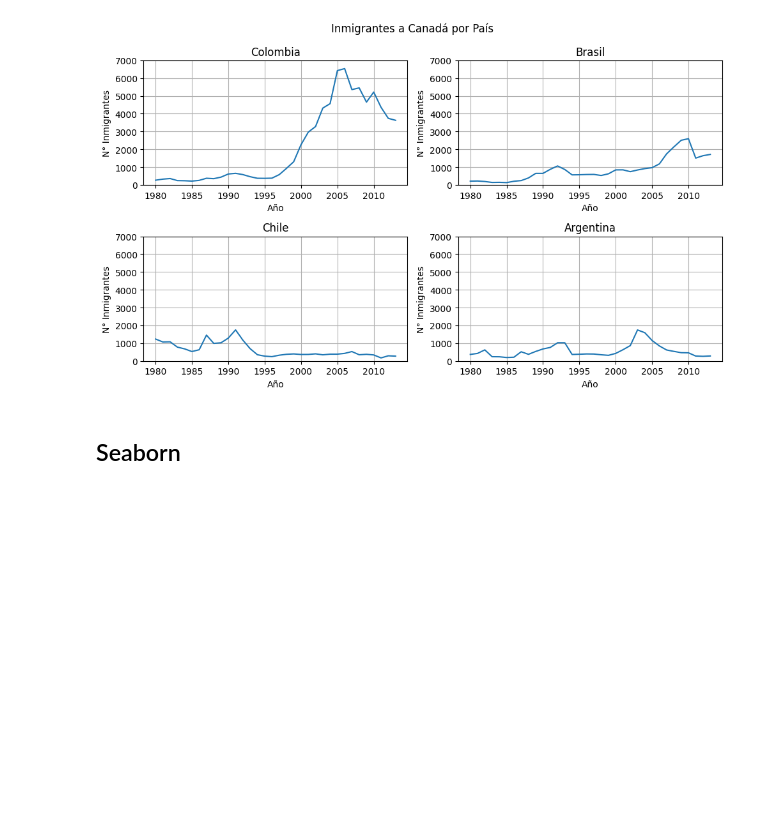
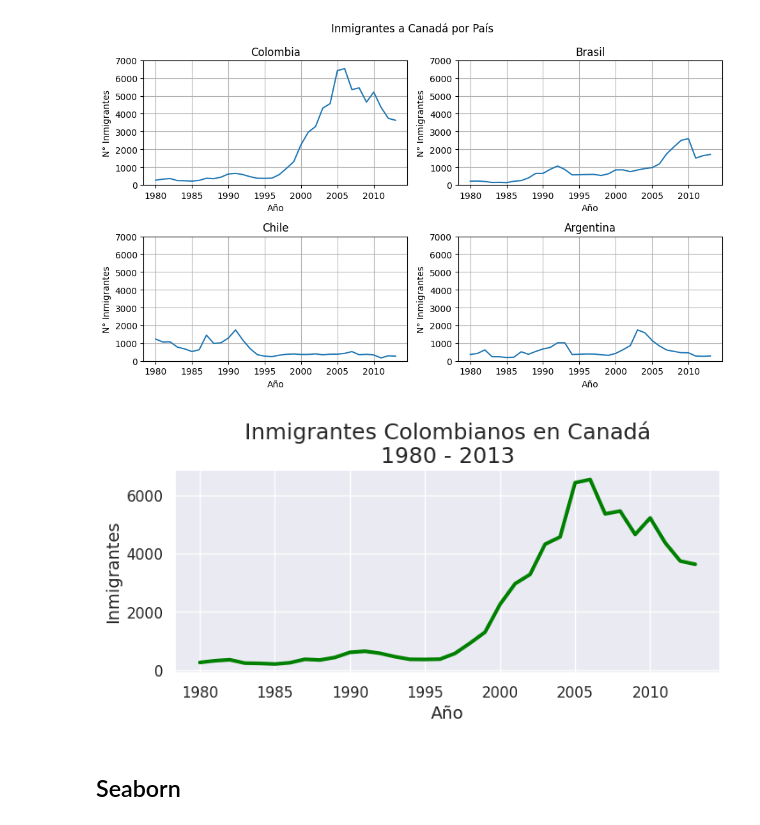
Before and after one commit to Nataliahfk/visualizacion_datos_graficos_python, a Jupyter notebook: visualizacion_de_datos_con_graficos_python.ipynb, the cells around one changed output. Saved outputs shown, nothing was run; the diff lists cells and outputs as text; code cells hidden in the pictures; blank space fills up the shorter version.

```diff
--- a/visualizacion_de_datos_con_graficos_python.ipynb
+++ b/visualizacion_de_datos_con_graficos_python.ipynb
@@ -408,6 +408,19 @@ plt.tight_layout()
 plt.show()
 # %% [output]
 [figure]
+# %%
+fig, ax = plt.subplots(figsize=(8,3))
+ax.plot(datos_colombia['Año'], datos_colombia['Inmigrantes'], lw=3, color='green') # lw es para engrosar la línea
+ax.xaxis.set_major_locator(plt.MultipleLocator(5)) # este comando es para agrupar de forma automática los años
+ax.set_xlabel('Año', fontsize =14)
+ax.set_ylabel('Inmigrantes', fontsize =14)
+ax.set_title('Inmigrantes Colombianos en Canadá\n1980 - 2013',fontsize =18) # \n para bajar línea
+ax.yaxis.set_tick_params(labelsize=12)
+ax.xaxis.set_tick_params(labelsize=12)
+ax.grid
+plt.show()
+# %% [output]
+[figure, added]
 # %% [markdown]
 ## Seaborn
 # %%
```
